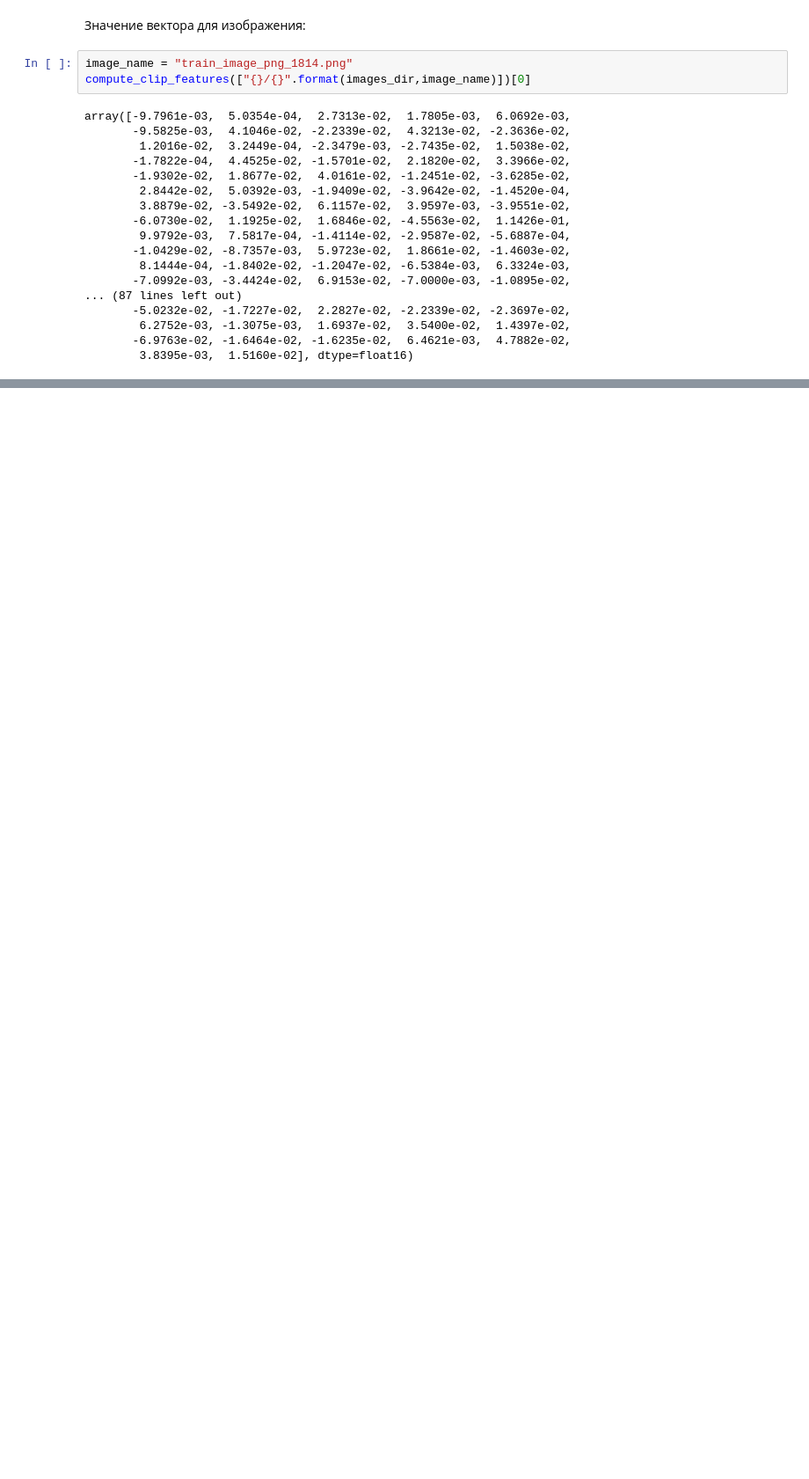
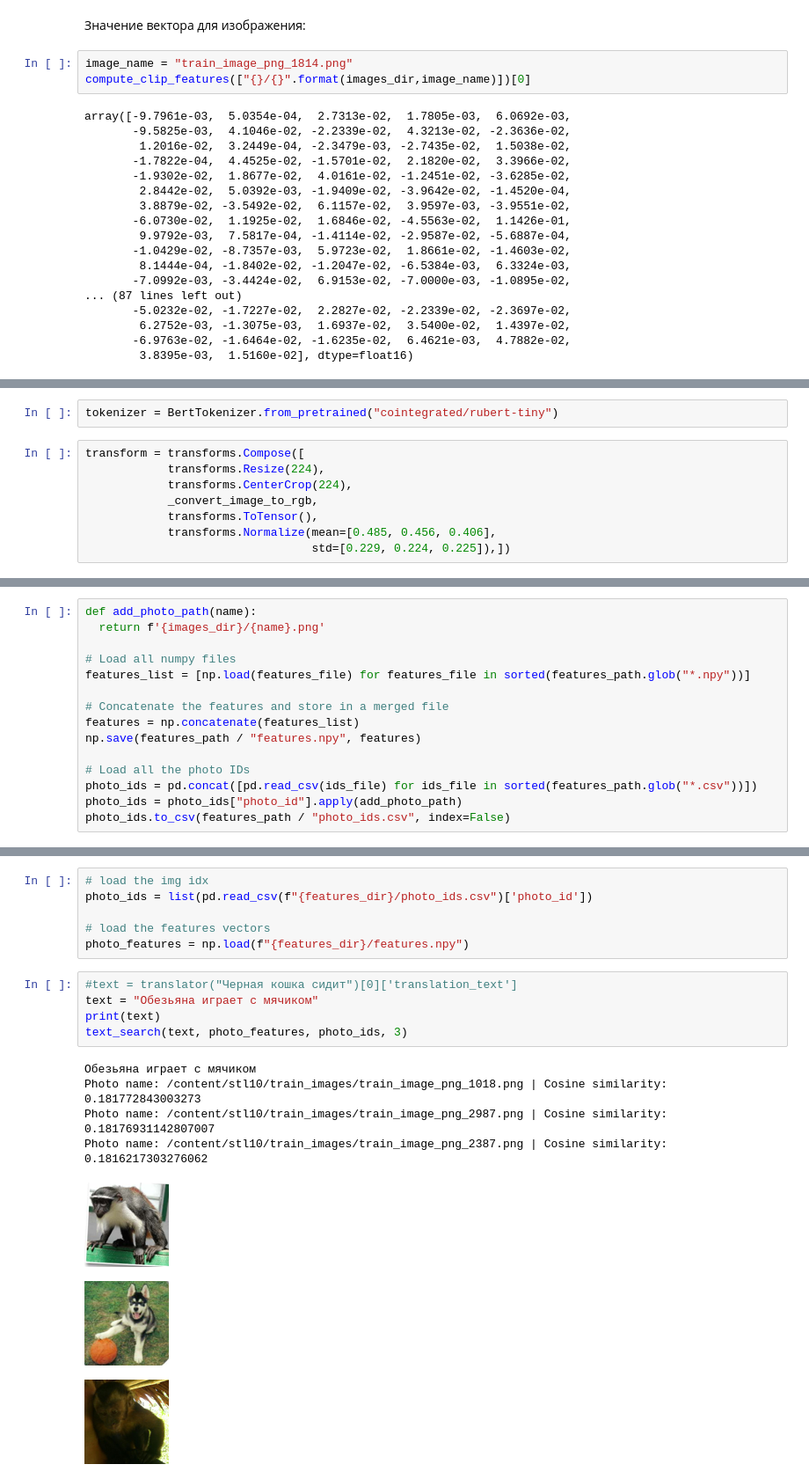
Before and after one commit to comptech-winter-school/image-finder, a Jupyter notebook: CLIP_base.ipynb, the cells around one changed output, grey strips where cells are left out. Shown at 88% size. Saved outputs shown, nothing was run; the diff lists cells and outputs as text; blank space fills up the shorter version.

```diff
--- a/CLIP_base.ipynb
+++ b/CLIP_base.ipynb
@@ -344,0 +542,10 @@ array([-9.7961e-03,  5.0354e-04,  2.7313e-02,  1.7805e-03,  6.0692e-03,
+# %%
+tokenizer = BertTokenizer.from_pretrained("cointegrated/rubert-tiny")
+# %%
+transform = transforms.Compose([
+            transforms.Resize(224),
+            transforms.CenterCrop(224),
+            _convert_image_to_rgb,
+            transforms.ToTensor(),
+            transforms.Normalize(mean=[0.485, 0.456, 0.406],
+                                 std=[0.229, 0.224, 0.225]),])
@@ -344,0 +614,15 @@ array([-9.7961e-03,  5.0354e-04,  2.7313e-02,  1.7805e-03,  6.0692e-03,
+# %%
+def add_photo_path(name):
+  return f'{images_dir}/{name}.png'
+
+# Load all numpy files
+features_list = [np.load(features_file) for features_file in sorted(features_path.glob("*.npy"))]
+
+# Concatenate the features and store in a merged file
+features = np.concatenate(features_list)
+np.save(features_path / "features.npy", features)
+
+# Load all the photo IDs
+photo_ids = pd.concat([pd.read_csv(ids_file) for ids_file in sorted(features_path.glob("*.csv"))])
+photo_ids = photo_ids["photo_id"].apply(add_photo_path)
+photo_ids.to_csv(features_path / "photo_ids.csv", index=False)
@@ -344,0 +671,19 @@ array([-9.7961e-03,  5.0354e-04,  2.7313e-02,  1.7805e-03,  6.0692e-03,
+# %%
+# load the img idx
+photo_ids = list(pd.read_csv(f"{features_dir}/photo_ids.csv")['photo_id'])
+
+# load the features vectors
+photo_features = np.load(f"{features_dir}/features.npy")
+# %%
+#text = translator("Черная кошка сидит")[0]['translation_text']
+text = "Обезьяна играет с мячиком"
+print(text)
+text_search(text, photo_features, photo_ids, 3)
+# %% [output]
+Обезьяна играет с мячиком
+Photo name: /content/stl10/train_images/train_image_png_1018.png | Cosine similarity: 0.181772843003273
+Photo name: /content/stl10/train_images/train_image_png_2987.png | Cosine similarity: 0.18176931142807007
+Photo name: /content/stl10/train_images/train_image_png_2387.png | Cosine similarity: 0.1816217303276062
+[figure, added]
+[figure, added]
+[figure, added]
```
Also changed, not shown: parts of 37 cells of this notebook.
